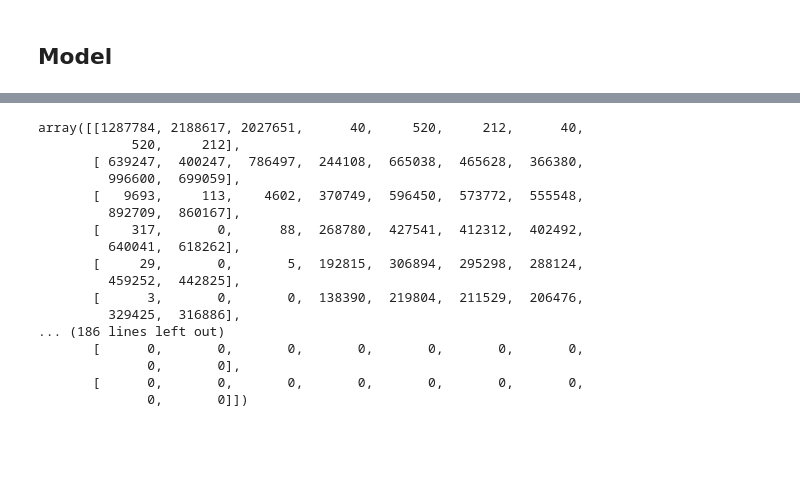
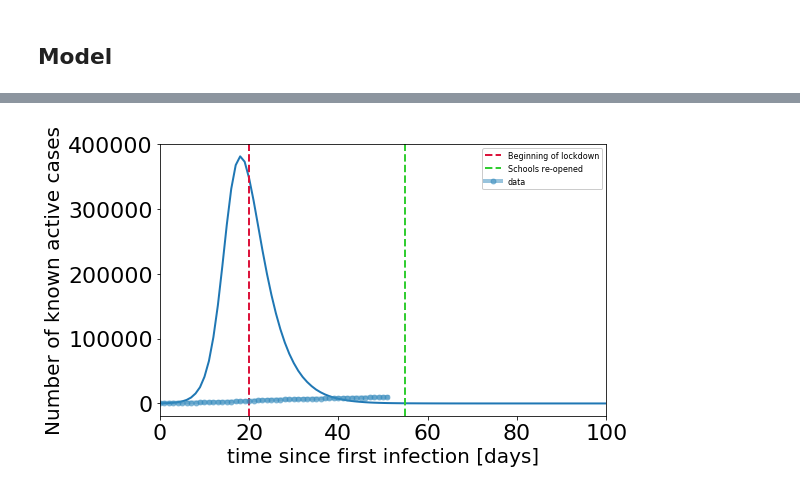
Before and after one commit to ineskris/pyross, a Jupyter notebook: examples/inference/SIRinference_Denmark.ipynb, the cells around one changed output, grey strips where cells are left out. Saved outputs shown, nothing was run; the diff lists cells and outputs as text; code cells hidden in the pictures; blank space fills up the shorter version.

```diff
--- a/examples/inference/SIRinference_Denmark.ipynb
+++ b/examples/inference/SIRinference_Denmark.ipynb
@@ -164,7 +168,6 @@ N=np.sum(Ni)
 ## 1) Generate a trajectory
 We generate a test trajectory on a population with two ages groups.
 # %%
-M =3
 beta  = 0.036692            # infection rate
 
 gE    = 1/5.
@@ -180,6 +183,12 @@ Is0 = Ismod[0,]
 Ia0 = Ismod[0,]
 R0  = np.zeros((M))
 S0  = Nimod - (Ia0 + Is0 + R0)
+# %%
+C = Cmod
+C[0,0] = 44
+C[0,1] = 3
+C[1,0] = 10
+C[1,1] = 15
 # %%
 ## matrix with all events
 def contactMatrix(t):
@@ -206,8 +234,6 @@ sto_model = pyross.stochastic.SIR(parameters, M, Ni)
 data = sto_model.simulate(S0, Ia0, Is0, contactMatrix, Tf, Nf)
 data_array = data['X']
 np.save('SIR_sto_traj.npy', data_array)
-# %%
-data_array = np.load('SIR_sto_traj.npy').astype('float')
 # %%
 fig = plt.figure(num=None, figsize=(10, 8), dpi=80, facecolor='w', edgecolor='k')
 plt.rcParams.update({'font.size': 22})
@@ -232,20 +256,0 @@ NameError: name 'data' is not defined
-# %%
-data_array
-# %% [output]
-array([[1287784, 2188617, 2027651,      40,     520,     212,      40,
-            520,     212],
-       [ 639247,  400247,  786497,  244108,  665038,  465628,  366380,
-         996600,  699059],
-       [   9693,     113,    4602,  370749,  596450,  573772,  555548,
-         892709,  860167],
-       [    317,       0,      88,  268780,  427541,  412312,  402492,
-         640041,  618262],
-       [     29,       0,       5,  192815,  306894,  295298,  288124,
-         459252,  442825],
-       [      3,       0,       0,  138390,  219804,  211529,  206476,
-         329425,  316886],
-... (186 lines left out)
-       [      0,       0,       0,       0,       0,       0,       0,
-              0,       0],
-       [      0,       0,       0,       0,       0,       0,       0,
-              0,       0]])
@@ -253,0 +257,25 @@ array([[1287784, 2188617, 2027651,      40,     520,     212,      40,
+# %%
+y_plot = np.sum(data_array[:, 2*M:3*M], axis=1)
+
+
+lw=2
+fig,ax = plt.subplots(1,1,figsize=(8,5))
+ax.plot(t,y_plot,lw=lw,)
+ax.axvline(20,
+           color='crimson',lw=lw,
+          label='Beginning of lockdown',ls='--')
+ax.axvline(55,
+color='limegreen',lw=lw,
+          label='Schools re-opened',ls='--')
+
+ax.plot(np.array(case), 'o-', lw=4, color='#348ABD', ms=5, label='data', alpha=0.5)
+
+
+ax.set_xlim(0,Tf)
+fs=20
+ax.legend(loc='best',fontsize=8,framealpha=1)
+ax.set_xlabel('time since first infection [days]',fontsize=fs)
+ax.set_ylabel('Number of known active cases',fontsize=fs)
+plt.show(fig)
+# %% [output]
+[figure, added]
```
Also changed, not shown: parts of 40 cells of this notebook, 3 other files.
